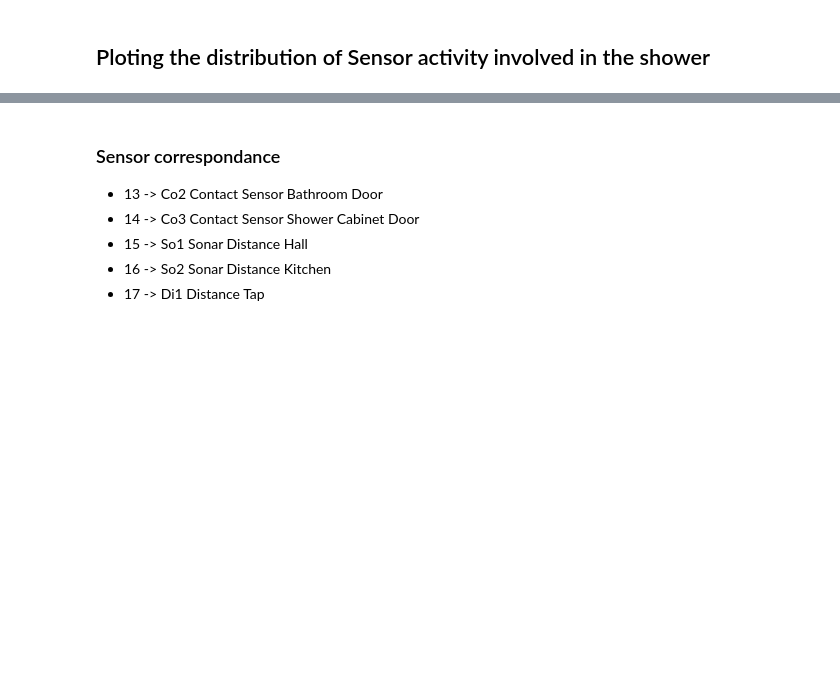
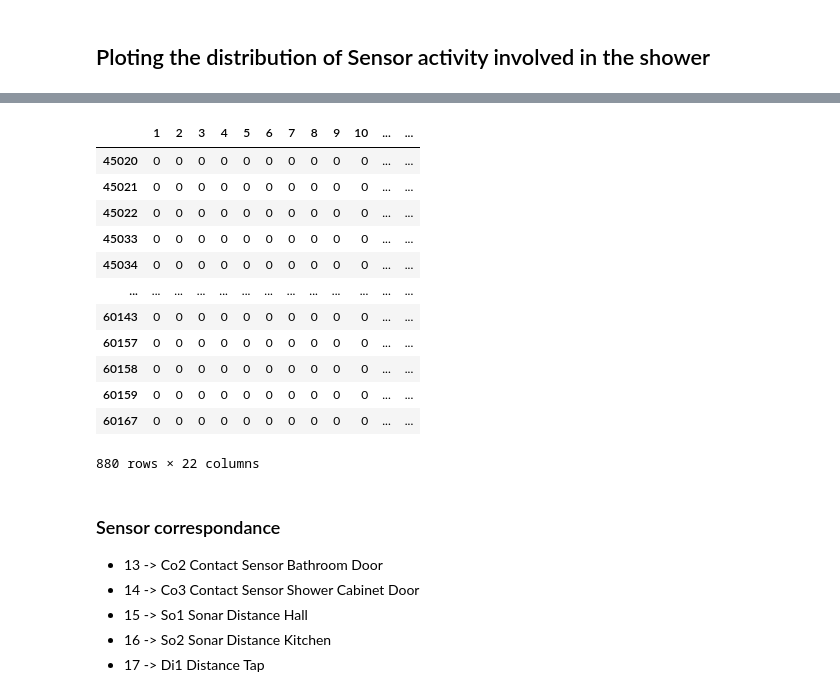
Before and after one commit to misterelgo/MachineLearning, a Jupyter notebook: Prevadom/prevadomSelection.ipynb, the cells around one changed output, grey strips where cells are left out. Cells and saved outputs as stored; diff of their text form; code cells hidden in the pictures; blank space fills up the shorter version.

```diff
--- a/Prevadom/prevadomSelection.ipynb
+++ b/Prevadom/prevadomSelection.ipynb
@@ -85,0 +108,18 @@ plt.show()
+# %%
+sequence = df_1_outside.loc[(df_1_outside[13] == 1) | (df_1_outside[14] == 1)| (df_1_outside[15] == 1)|
+                            (df_1_outside[16] == 1)| (df_1_outside[17] == 1)]
+sequence
+# %% [output]
+|  | 1 | 2 | 3 | 4 | 5 | 6 | 7 | 8 | 9 | 10 | ... | ... |
+| 45020 | 0 | 0 | 0 | 0 | 0 | 0 | 0 | 0 | 0 | 0 | ... | ... |
+| 45021 | 0 | 0 | 0 | 0 | 0 | 0 | 0 | 0 | 0 | 0 | ... | ... |
+| 45022 | 0 | 0 | 0 | 0 | 0 | 0 | 0 | 0 | 0 | 0 | ... | ... |
+| 45033 | 0 | 0 | 0 | 0 | 0 | 0 | 0 | 0 | 0 | 0 | ... | ... |
+| 45034 | 0 | 0 | 0 | 0 | 0 | 0 | 0 | 0 | 0 | 0 | ... | ... |
+| ... | ... | ... | ... | ... | ... | ... | ... | ... | ... | ... | ... | ... |
+| 60143 | 0 | 0 | 0 | 0 | 0 | 0 | 0 | 0 | 0 | 0 | ... | ... |
+| 60157 | 0 | 0 | 0 | 0 | 0 | 0 | 0 | 0 | 0 | 0 | ... | ... |
+| 60158 | 0 | 0 | 0 | 0 | 0 | 0 | 0 | 0 | 0 | 0 | ... | ... |
+| 60159 | 0 | 0 | 0 | 0 | 0 | 0 | 0 | 0 | 0 | 0 | ... | ... |
+| 60167 | 0 | 0 | 0 | 0 | 0 | 0 | 0 | 0 | 0 | 0 | ... | ... |
+880 rows × 22 columns
```
Also changed, not shown: parts of 11 cells of this notebook.
